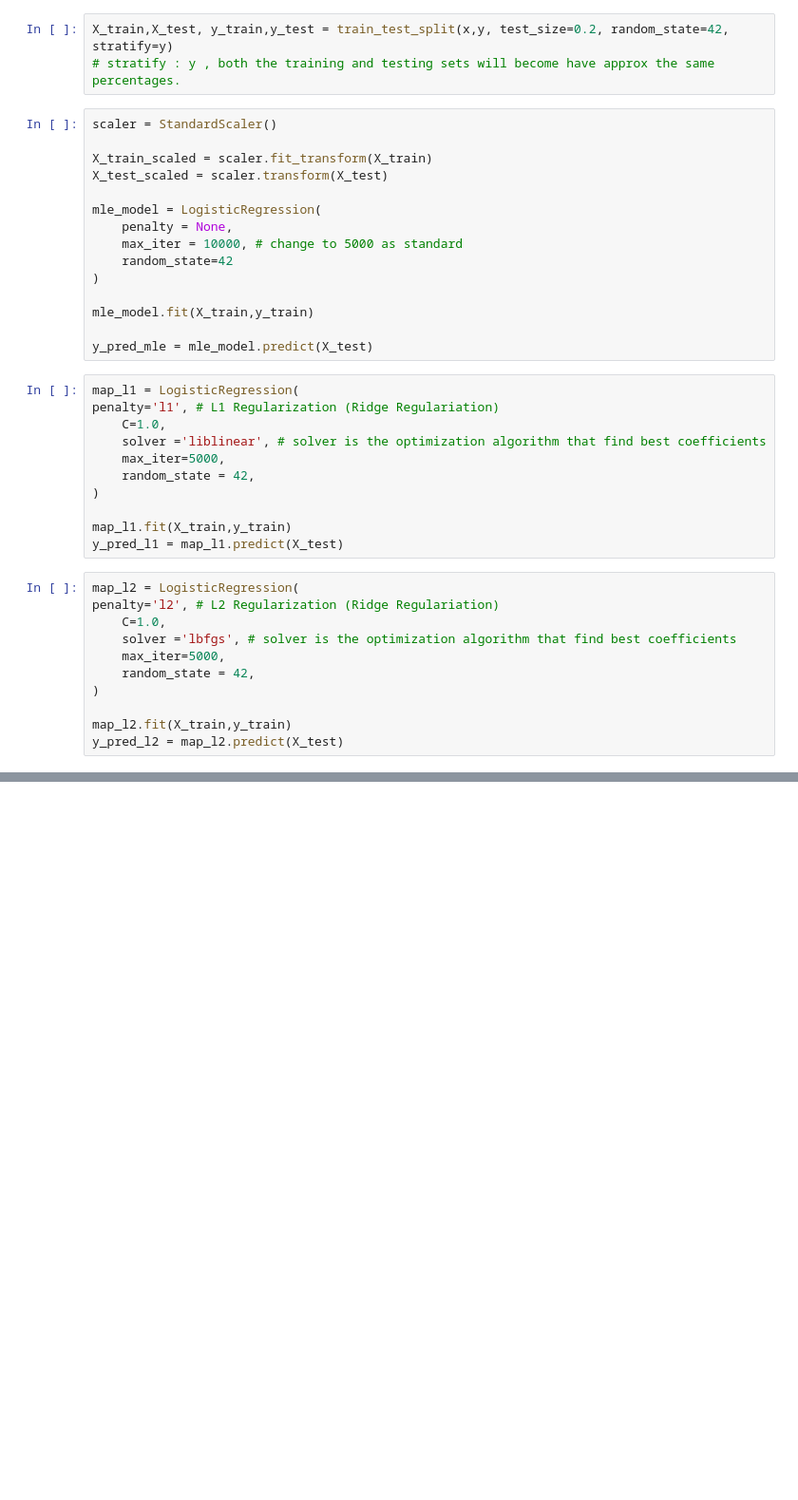
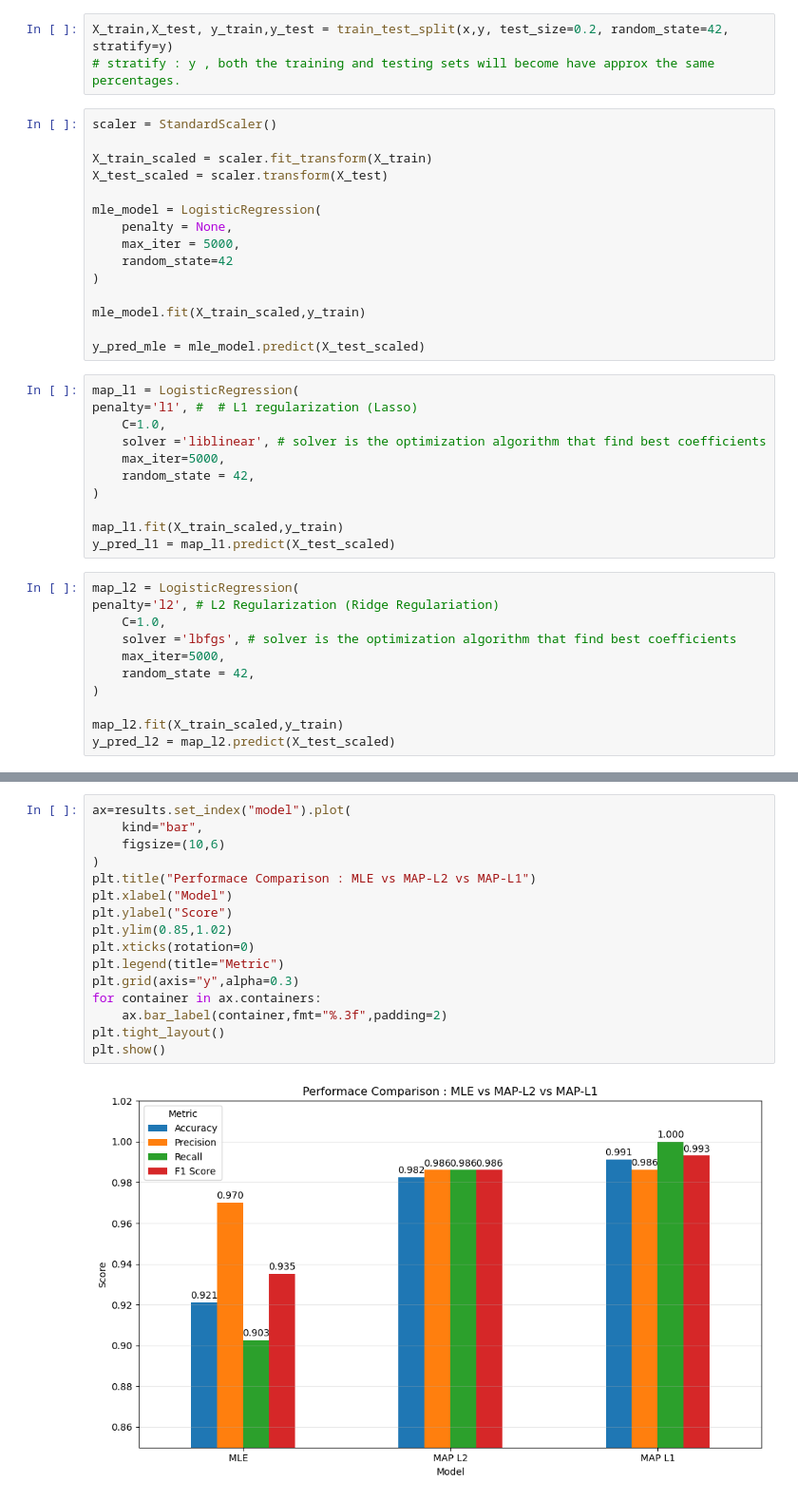
Before and after one commit to Josephalexander06/Machine-Learning-Lab, a Jupyter notebook: EXP_3.ipynb, the cells around one changed output, grey strips where cells are left out. Shown at 95% size. Drawn from its saved outputs; the diff is of its cells as text; blank space fills up the shorter version.

Commit message:
add Exp 3 layout

```diff
--- a/EXP_3.ipynb
+++ b/EXP_3.ipynb
@@ -39,24 +39,24 @@ X_test_scaled = scaler.transform(X_test)
 
 mle_model = LogisticRegression(
     penalty = None,
-    max_iter = 10000, # change to 5000 as standard
+    max_iter = 5000,
     random_state=42
 )
 
-mle_model.fit(X_train,y_train)
+mle_model.fit(X_train_scaled,y_train)
 
-y_pred_mle = mle_model.predict(X_test)
+y_pred_mle = mle_model.predict(X_test_scaled)
 # %%
 map_l1 = LogisticRegression(
-penalty='l1', # L1 Regularization (Ridge Regulariation)
+penalty='l1', #  # L1 regularization (Lasso)
     C=1.0,
     solver ='liblinear', # solver is the optimization algorithm that find best coefficients
     max_iter=5000,
     random_state = 42,
 )
 
-map_l1.fit(X_train,y_train)
-y_pred_l1 = map_l1.predict(X_test)
+map_l1.fit(X_train_scaled,y_train)
+y_pred_l1 = map_l1.predict(X_test_scaled)
 # %%
 map_l2 = LogisticRegression(
 penalty='l2', # L2 Regularization (Ridge Regulariation)
@@ -66,8 +66,8 @@ penalty='l2', # L2 Regularization (Ridge Regulariation)
     random_state = 42,
 )
 
-map_l2.fit(X_train,y_train)
-y_pred_l2 = map_l2.predict(X_test)
+map_l2.fit(X_train_scaled,y_train)
+y_pred_l2 = map_l2.predict(X_test_scaled)
 # %%
 def evaluate(model_name,y_true,y_pred):
     print("\n","="*40)
@@ -140,0 +141,18 @@ print(results)
+# %%
+ax=results.set_index("model").plot(
+    kind="bar",
+    figsize=(10,6)
+)
+plt.title("Performace Comparison : MLE vs MAP-L2 vs MAP-L1")
+plt.xlabel("Model")
+plt.ylabel("Score")
+plt.ylim(0.85,1.02)
+plt.xticks(rotation=0)
+plt.legend(title="Metric")
+plt.grid(axis="y",alpha=0.3)
+for container in ax.containers:
+    ax.bar_label(container,fmt="%.3f",padding=2)
+plt.tight_layout()
+plt.show()
+# %% [output]
+[figure, added]
```
Also changed, not shown: parts of 3 cells of this notebook.
